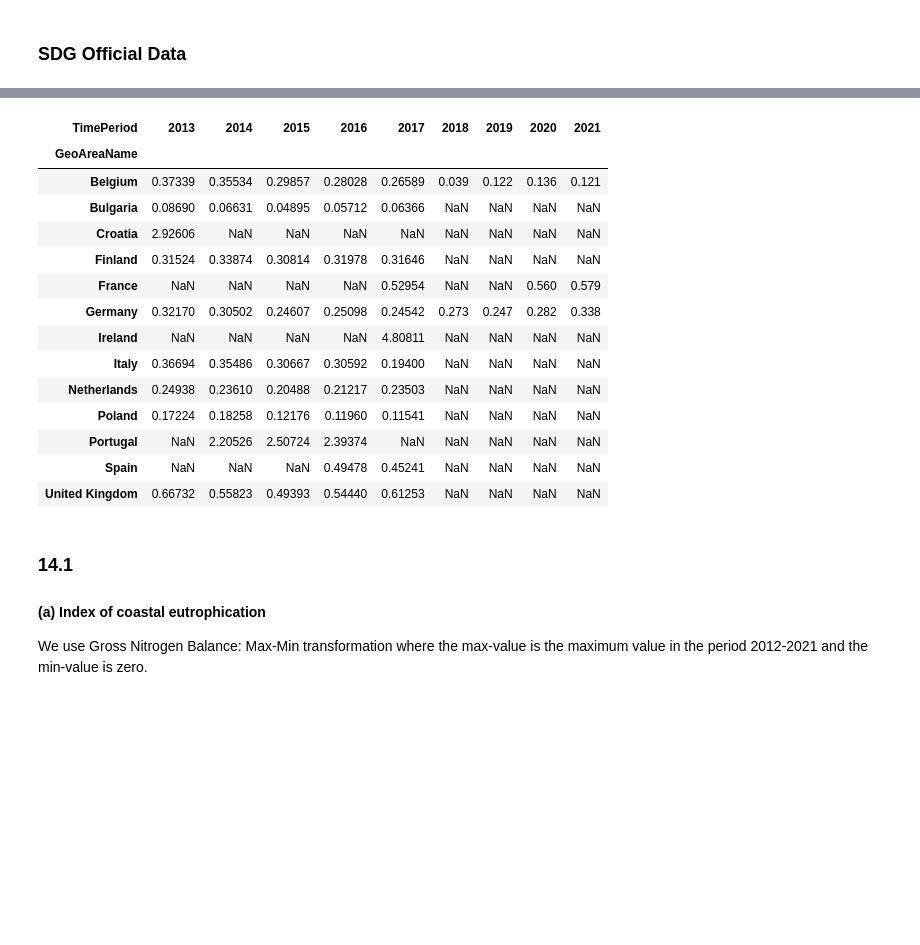
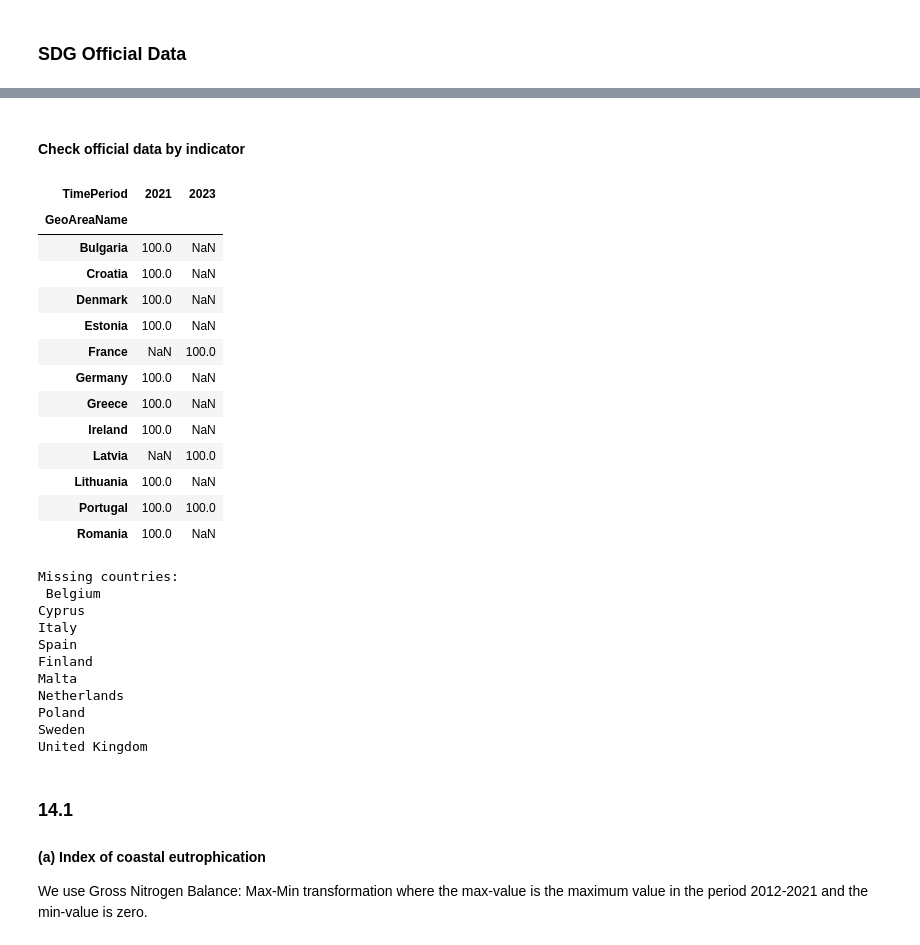
Before and after one commit to isaldiviagonzatti/sdg14, a Jupyter notebook: code/exploreSDG14.ipynb, the cells around one changed output, grey strips where cells are left out. Saved outputs shown, nothing was run; the diff lists cells and outputs as text; code cells hidden in the pictures; blank space fills up the shorter version.

```diff
--- a/code/exploreSDG14.ipynb
+++ b/code/exploreSDG14.ipynb
@@ -286,7 +311,7 @@ allEurope = allEurope.name.to_list()
 countries=['Belgium','Bulgaria','Cyprus', 'Greece','Germany','Croatia','Italy',
            'Denmark','Estonia','Spain','Finland','France','Ireland','Lithuania',
            'Latvia','Malta','Netherlands','Poland','Portugal', 'Romania',
-           'Sweden','United Kingdom of Great Britain and Northern Ireland', 'United Kingdom']
+           'Sweden', 'United Kingdom']
 countryAbb = [x if x not in country_to_abbrev else country_to_abbrev[x] for x in countries]
 # %% [markdown]
 ### SDG Official Data
@@ -327,26 +349,44 @@ Wall time: 8.29 s
 | 14.b.1 | ER_REG_SSFRAR | Degree of application of a legal/... | NUMBER | 882 |
 | 14.c.1 | ER_UNCLOS_IMPLE | Score for the implementation of U... | PERCENT | 63 |
 |  | ER_UNCLOS_RATACC | Score for the ratification of and... | PERCENT | 63 |
+# %% [markdown]
+#### Check official data by indicator
 # %%
-sdg14 = sdg14[sdg14['GeoAreaName'].isin(countries)]
-sdg14.loc[sdg14['GeoAreaName'].str.contains(r'^(?=.*United)(?=.*Kingdom)'), 'GeoAreaName'] = 'United Kingdom'
-sdg14[sdg14['SeriesCode']=='ER_RDE_OSEX'].pivot_table(columns='TimePeriod', index='GeoAreaName', values='Value', aggfunc='mean')
+sdg14check = sdg14[sdg14['GeoAreaName'].isin(countries)]
+sdg14check.loc[sdg14check['GeoAreaName'].str.contains(r'^(?=.*United)(?=.*Kingdom)'), 'GeoAreaName'] = 'United Kingdom'
+sdg14check = sdg14check[sdg14check['SeriesCode']=='ER_UNCLOS_RATACC'].pivot_table(columns='TimePeriod', index='GeoAreaName', values='Value', aggfunc='mean')
+sdg14check
+missing = []
+for i in countries:
+    if i not in sdg14check.index.unique():
+        missing.append(i)
+print('Missing countries:','\n', '\n'.join(missing))
 # %% [output]
-| TimePeriod | 2013 | 2014 | 2015 | 2016 | 2017 | 2018 | 2019 | 2020 | 2021 |
-| GeoAreaName |  |  |  |  |  |  |  |  |  |
-| Belgium | 0.37339 | 0.35534 | 0.29857 | 0.28028 | 0.26589 | 0.039 | 0.122 | 0.136 | 0.121 |
-| Bulgaria | 0.08690 | 0.06631 | 0.04895 | 0.05712 | 0.06366 | NaN | NaN | NaN | NaN |
-| Croatia | 2.92606 | NaN | NaN | NaN | NaN | NaN | NaN | NaN | NaN |
-| Finland | 0.31524 | 0.33874 | 0.30814 | 0.31978 | 0.31646 | NaN | NaN | NaN | NaN |
-| France | NaN | NaN | NaN | NaN | 0.52954 | NaN | NaN | 0.560 | 0.579 |
-| Germany | 0.32170 | 0.30502 | 0.24607 | 0.25098 | 0.24542 | 0.273 | 0.247 | 0.282 | 0.338 |
-| Ireland | NaN | NaN | NaN | NaN | 4.80811 | NaN | NaN | NaN | NaN |
-| Italy | 0.36694 | 0.35486 | 0.30667 | 0.30592 | 0.19400 | NaN | NaN | NaN | NaN |
-| Netherlands | 0.24938 | 0.23610 | 0.20488 | 0.21217 | 0.23503 | NaN | NaN | NaN | NaN |
-| Poland | 0.17224 | 0.18258 | 0.12176 | 0.11960 | 0.11541 | NaN | NaN | NaN | NaN |
-| Portugal | NaN | 2.20526 | 2.50724 | 2.39374 | NaN | NaN | NaN | NaN | NaN |
-| Spain | NaN | NaN | NaN | 0.49478 | 0.45241 | NaN | NaN | NaN | NaN |
-| United Kingdom | 0.66732 | 0.55823 | 0.49393 | 0.54440 | 0.61253 | NaN | NaN | NaN | NaN |
+| TimePeriod | 2021 | 2023 |
+| GeoAreaName |  |  |
+| Bulgaria | 100.0 | NaN |
+| Croatia | 100.0 | NaN |
+| Denmark | 100.0 | NaN |
+| Estonia | 100.0 | NaN |
+| France | NaN | 100.0 |
+| Germany | 100.0 | NaN |
+| Greece | 100.0 | NaN |
+| Ireland | 100.0 | NaN |
+| Latvia | NaN | 100.0 |
+| Lithuania | 100.0 | NaN |
+| Portugal | 100.0 | 100.0 |
+| Romania | 100.0 | NaN |
+Missing countries:
+ Belgium
+Cyprus
+Italy
+Spain
+Finland
+Malta
+Netherlands
+Poland
+Sweden
+United Kingdom
 # %% [markdown]
 ### 14.1
 #### (a) Index of coastal eutrophication
```
Also changed, not shown: parts of 53 cells of this notebook, 2 other files.
